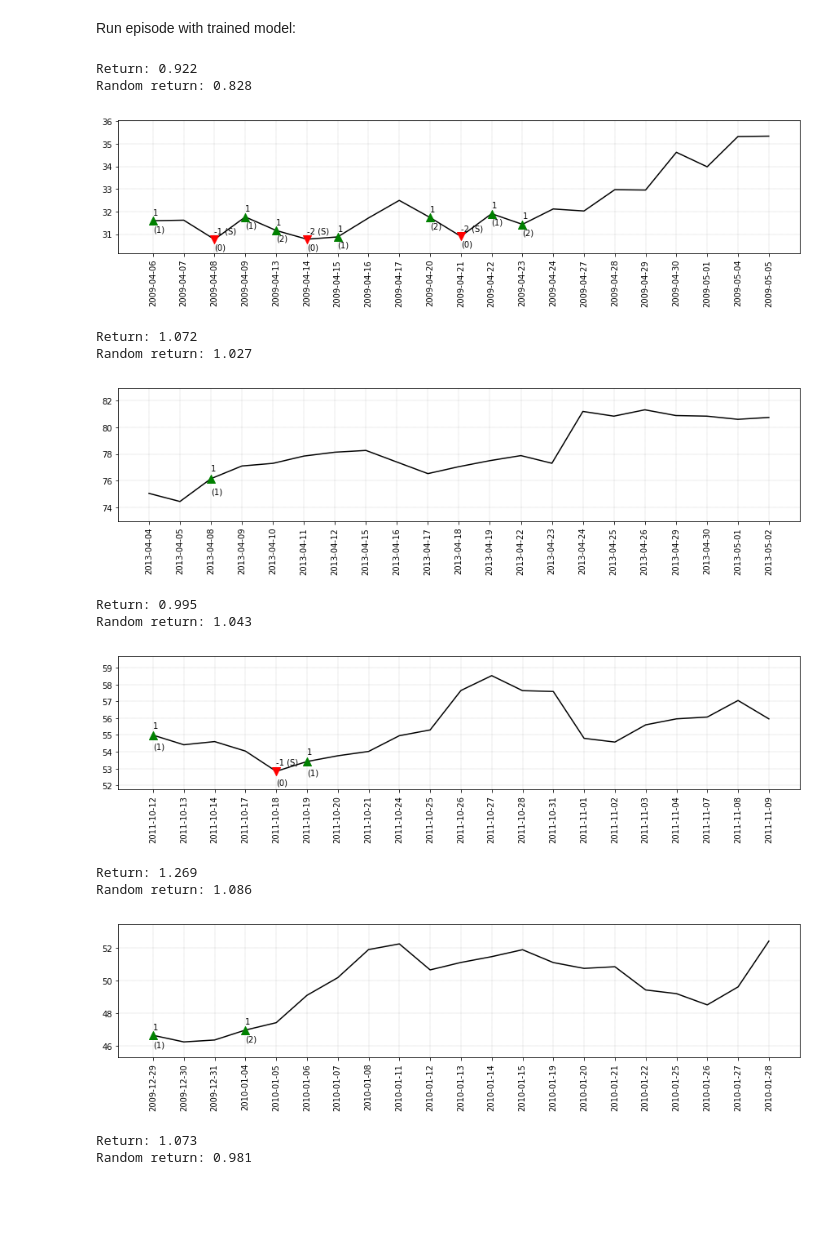
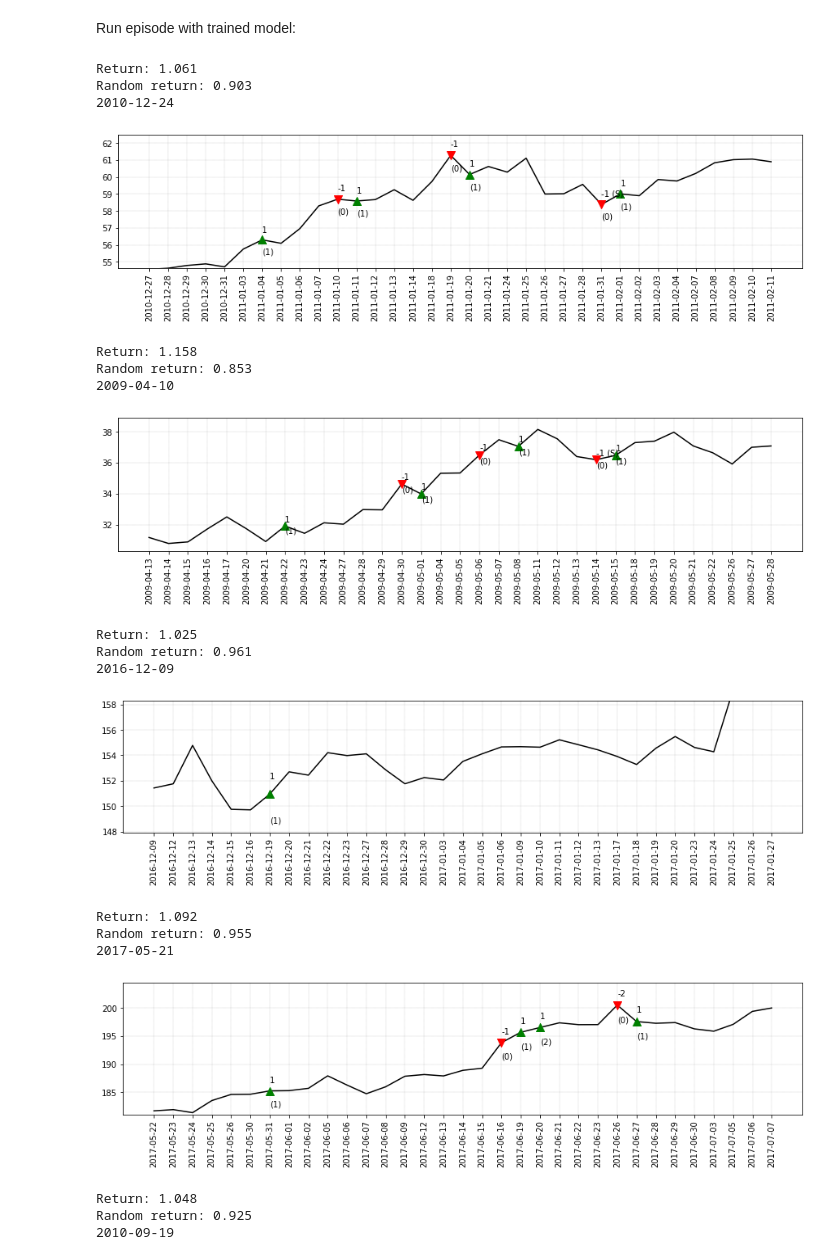
Before and after one commit to alexkapele/stocks_rl, a Jupyter notebook: stocks_RL.ipynb, the cells around one changed output. Saved outputs shown, nothing was run; the diff lists cells and outputs as text; code cells hidden in the pictures; blank space fills up the shorter version.

```diff
--- a/stocks_RL.ipynb
+++ b/stocks_RL.ipynb
@@ -102,7 +102,7 @@ pos_limit = 2
 trading_freq = 1
 
 stop_loss_thres = 0.98
-take_prof_thres = 2
+take_prof_thres = 1.04
 
 features, raw_data = create_features(ticker,trading_window)
 
@@ -496,7 +524,7 @@ def run_random(prices,pos_limit,trading_freq):
 
     return total_return
 # %%
-def run_episode(env,pos_limit,trading_freq, verbose=1):
+def run_episode(env,pos_limit,trading_freq,trading_window,stop_loss_thres,take_prof_thres,raw_data,verbose=1):
     import tensorflow as tf
 
     tf.Graph()
@@ -525,7 +553,7 @@ def run_episode(env,pos_limit,trading_freq, verbose=1):
                 break
 
     #run episode with random actions
-    random_return = run_random(info_log['prices'],pos_limit,trading_freq)
+    random_return = run_random(info_log['prices'],pos_limit,trading_freq,trading_window,stop_loss_thres,take_prof_thres)
 
     plt_df = info_log['prices']
     plt_df['Trades'] = info_log['trades']
@@ -533,7 +561,7 @@ def run_episode(env,pos_limit,trading_freq, verbose=1):
     plt_df['Actions'] = info_log['actions']
     stop_loss_log = info_log['stop_loss_log']
 
-    if verbose == 1:
+    if verbose == 1 : #and info_log['total_return'] <= 1:
         print('Return: {:.3f}'.format(info_log['total_return']))
         print('Random return: {:.3f}'.format(random_return))
 
@@ -545,7 +573,11 @@ def run_episode(env,pos_limit,trading_freq, verbose=1):
         plt.xticks(rotation=90)
         plt.grid(color='k', linestyle='--', linewidth=0.1)
         plt.ylim(min(plt_df.Open)*0.98, max(plt_df.Open)*1.02)
-        plt.plot(plt_df.index,plt_df.Open,color='black')
+
+        start_date = (pd.to_datetime(plt_df.index[0]) - pd.to_timedelta(10,'d')).strftime('%Y-%m-%d')
+        end_date = (pd.to_datetime(plt_df.index[-1]) + pd.to_timedelta(10,'d')).strftime('%Y-%m-%d')
+        print(start_date)
+        plt.plot(raw_data.loc[start_date:end_date].index,raw_data.loc[start_date:end_date].Open,color='black')
         #Plot Buys
         plt.scatter(plt_df[plt_df['Trades']>0].index,plt_df[plt_df['Trades']>0].Open,
                     color='green',marker='^',s=100,zorder=3)
@@ -565,25 +597,30 @@ def run_episode(env,pos_limit,trading_freq, verbose=1):
 # %%
 episode_count = 50
 
 returns = []
 random_returns = []
 
 for i in range(episode_count):
-    return_, random_return = run_episode(env,pos_limit,trading_freq, verbose=1)
+    return_, random_return = run_episode(env,pos_limit,trading_freq,trading_window,stop_loss_thres,take_prof_thres,raw_data,verbose=1)
     returns.append(return_)
     random_returns.append(random_return)
 # %% [output]
-Return: 0.922
-Random return: 0.828
+Return: 1.061
+Random return: 0.903
+2010-12-24
-[figure, old version]
+[figure, new version]
-Return: 1.072
-Random return: 1.027
+Return: 1.158
+Random return: 0.853
+2009-04-10
-[figure, old version]
+[figure, new version]
-Return: 0.995
-Random return: 1.043
+Return: 1.025
+Random return: 0.961
+2016-12-09
-[figure, old version]
+[figure, new version]
-Return: 1.269
-Random return: 1.086
+Return: 1.092
+Random return: 0.955
+2017-05-21
-[figure, old version]
+[figure, new version]
-Return: 1.073
-Random return: 0.981
+Return: 1.048
+Random return: 0.925
+2010-09-19
```
Also changed, not shown: parts of 15 cells of this notebook.
